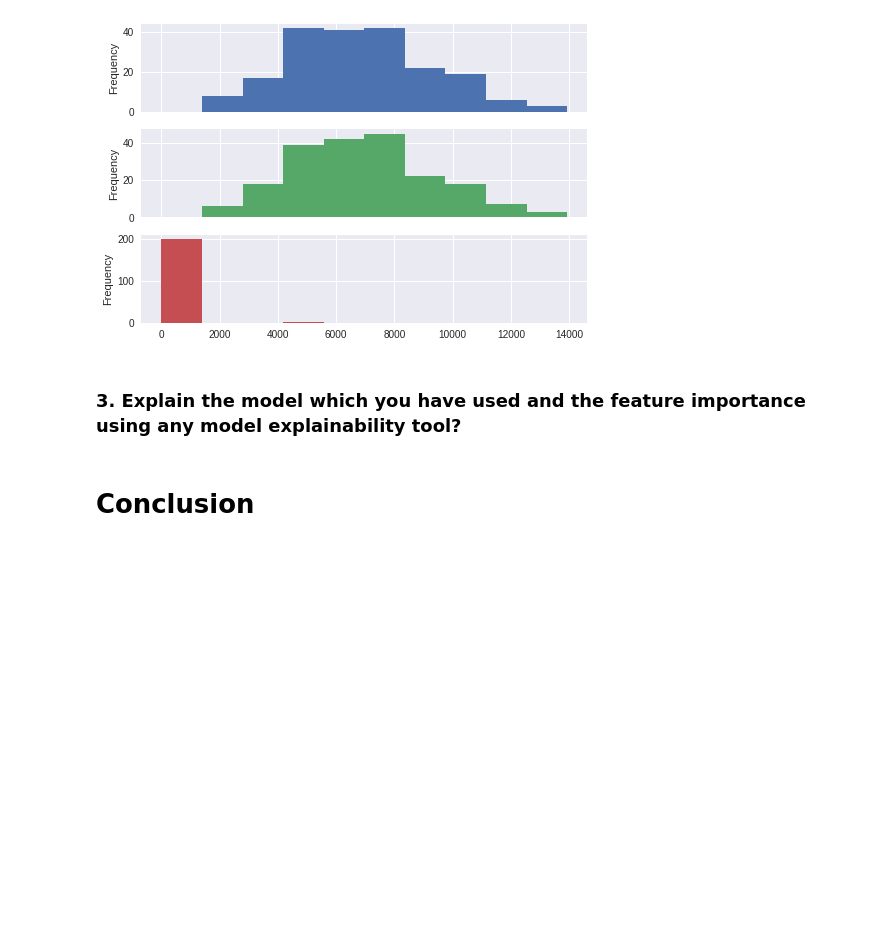
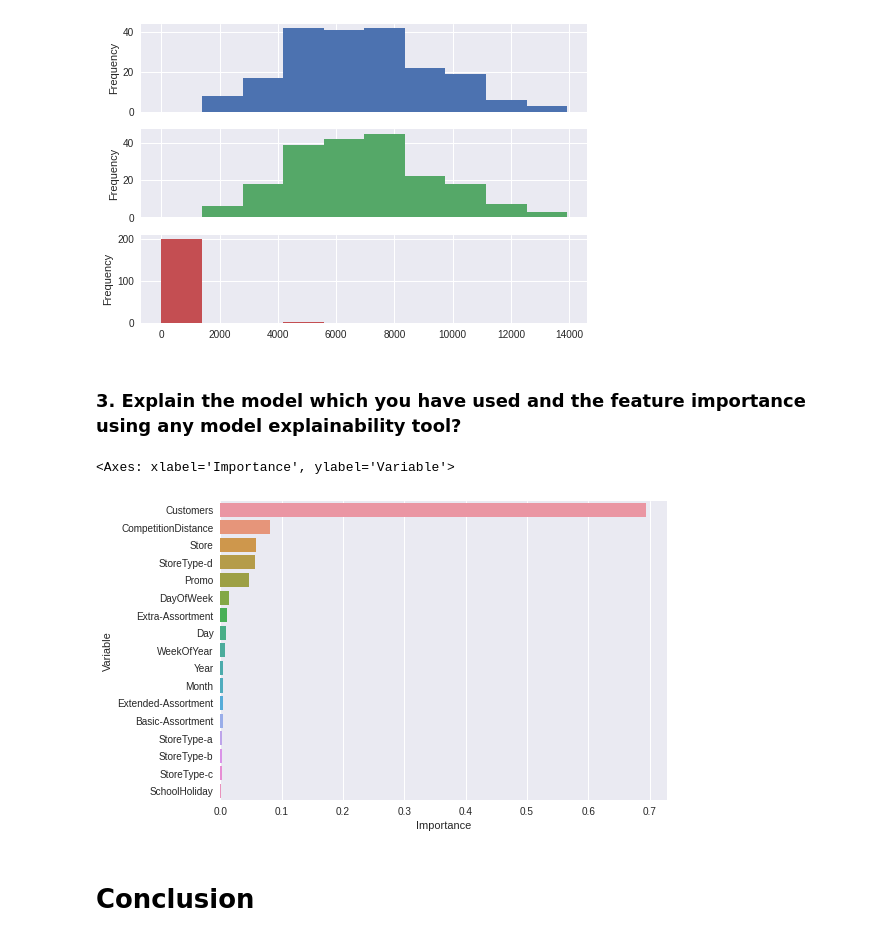
Before and after one commit to vedanttule134/Retail-Sales-Prediction, a Jupyter notebook: Retail_Sales_Prediction.ipynb, the cells around one changed output. Saved outputs shown, nothing was run; the diff lists cells and outputs as text; code cells hidden in the pictures; blank space fills up the shorter version.

```diff
--- a/Retail_Sales_Prediction.ipynb
+++ b/Retail_Sales_Prediction.ipynb
@@ -1487,6 +1487,14 @@ dataset_rf.plot.hist(subplots=True, legend=False);
 [figure]
 # %% [markdown]
 ### 3. Explain the model which you have used and the feature importance using any model explainability tool?
+# %%
+#visualising feature importance of XGB
+feature_Importance = pd.DataFrame({"Variable": Xtest.columns,"Importance": rf_model.feature_importances_})
+feature_Importance.sort_values(by="Importance", ascending=False, inplace = True)
+sns.barplot(x=feature_Importance['Importance'], y= feature_Importance['Variable'])
+# %% [output]
+<Axes: xlabel='Importance', ylabel='Variable'>
+[figure, added]
 # %% [markdown]
 # **Conclusion**
 # %% [markdown]
```
